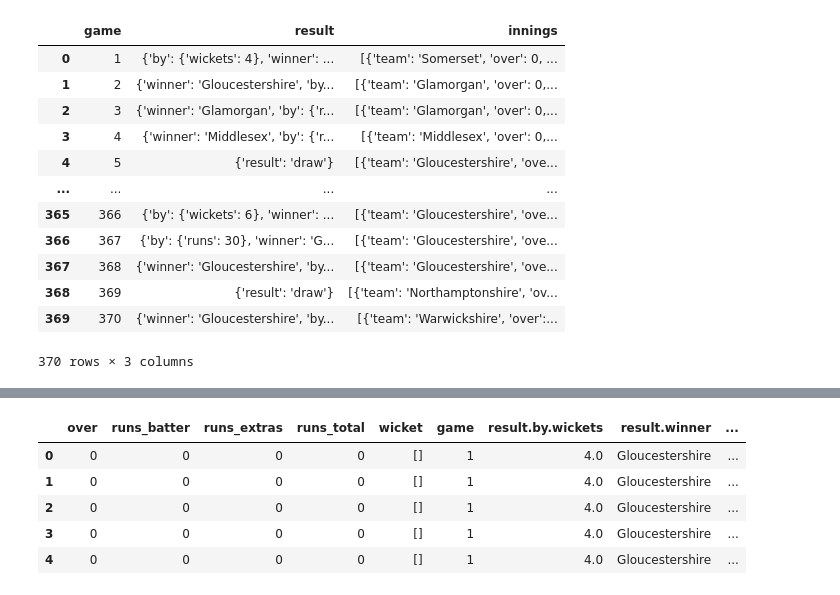
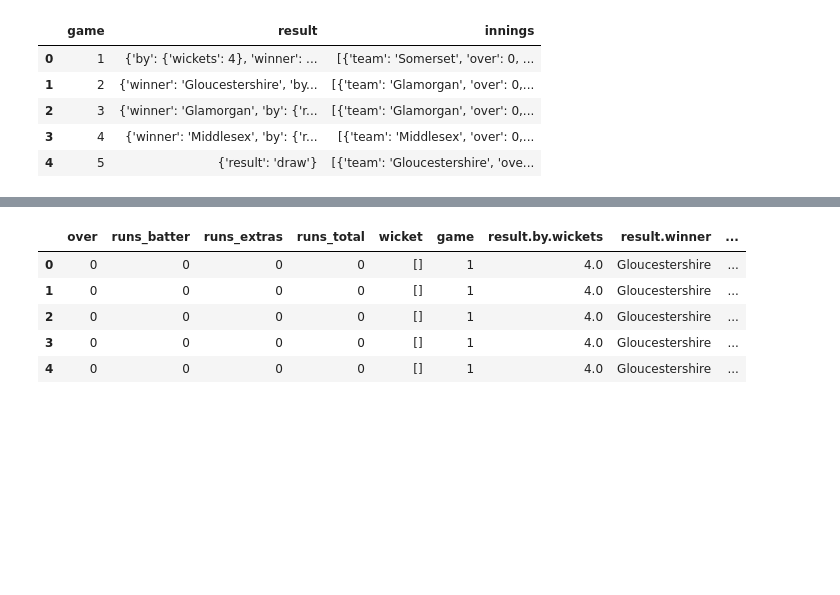
Before and after one commit to ollietrev/Hawkeye-Placement-DS-Project, a Jupyter notebook: everygame.ipynb, the cells around one changed output, grey strips where cells are left out. Saved outputs shown, nothing was run; the diff lists cells and outputs as text; code cells hidden in the pictures; blank space fills up the shorter version.

```diff
--- a/everygame.ipynb
+++ b/everygame.ipynb
@@ -27,41 +27,34 @@ for data in data_files:                                          #loop through t
                 delivery_data = {                                #store the match data in a dictionary
                     "team": team,                                #this includes bowler, batter and non striker on each delivery
                     "over": over_number,                         #runs scored by batter, extras, total runs scored and wickets
                     "batter": delivery["batter"],
                     "bowler": delivery["bowler"],
                     "non_striker": delivery["non_striker"],
                     "runs_batter": delivery["runs"]["batter"],
                     "runs_extras": delivery["runs"].get("extras", 0),
                     "runs_total": delivery["runs"]["total"],
                     "extras": delivery.get("extras", {}),
                     "wicket": delivery.get("wickets", []),
                 }
                 innings_data.append(delivery_data)
 
     i += 1
     games.append({
         "game": game,
         "result": result,
         "innings": innings_data
     })
 
 df = pd.DataFrame(games)
 
-df
+df.head(5)
 # %% [output]
 |  | game | result | innings |
 | 0 | 1 | {'by': {'wickets': 4}, 'winner': ... | [{'team': 'Somerset', 'over': 0, ... |
 | 1 | 2 | {'winner': 'Gloucestershire', 'by... | [{'team': 'Glamorgan', 'over': 0,... |
 | 2 | 3 | {'winner': 'Glamorgan', 'by': {'r... | [{'team': 'Glamorgan', 'over': 0,... |
 | 3 | 4 | {'winner': 'Middlesex', 'by': {'r... | [{'team': 'Middlesex', 'over': 0,... |
 | 4 | 5 | {'result': 'draw'} | [{'team': 'Gloucestershire', 'ove... |
-| ... | ... | ... | ... |
-| 365 | 366 | {'by': {'wickets': 6}, 'winner': ... | [{'team': 'Gloucestershire', 'ove... |
-| 366 | 367 | {'by': {'runs': 30}, 'winner': 'G... | [{'team': 'Gloucestershire', 'ove... |
-| 367 | 368 | {'winner': 'Gloucestershire', 'by... | [{'team': 'Gloucestershire', 'ove... |
-| 368 | 369 | {'result': 'draw'} | [{'team': 'Northamptonshire', 'ov... |
-| 369 | 370 | {'winner': 'Gloucestershire', 'by... | [{'team': 'Warwickshire', 'over':... |
-370 rows × 3 columns
 # %%
 from pandas import json_normalize
 
```
Also changed, not shown: parts of 1 cell of this notebook, 1 other file.
